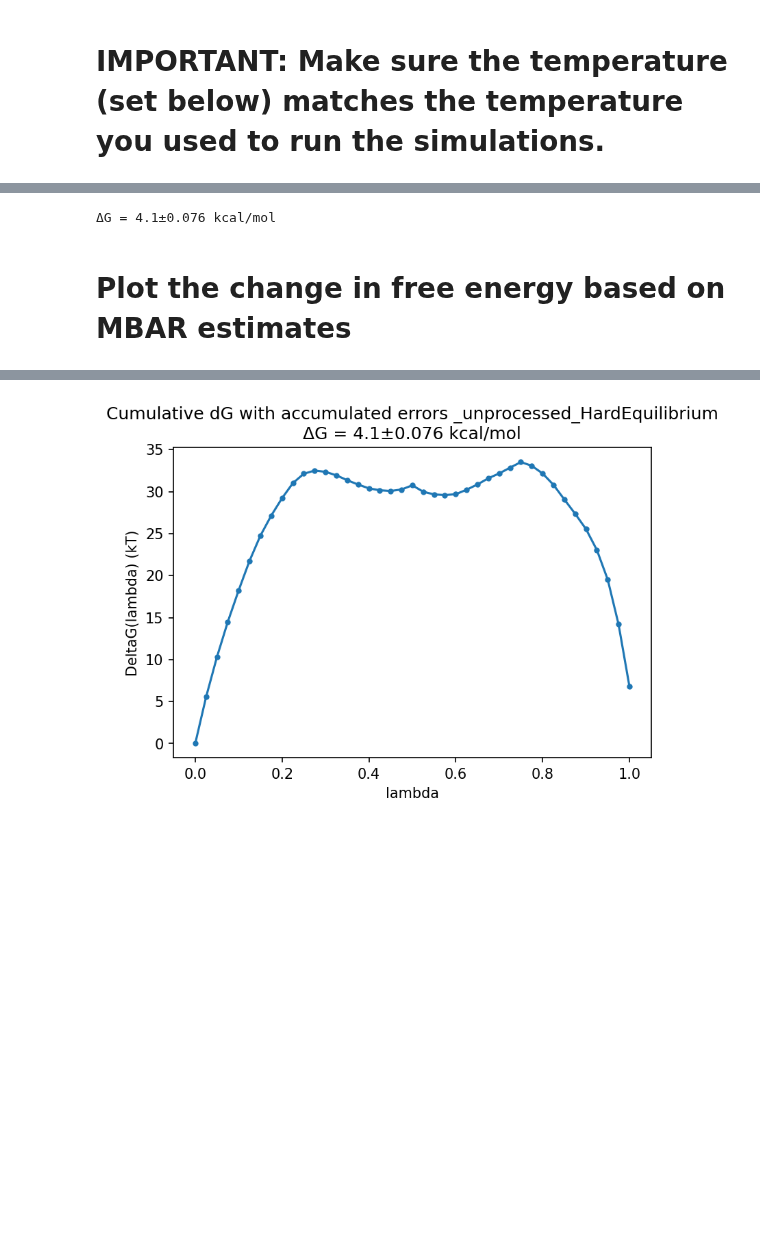
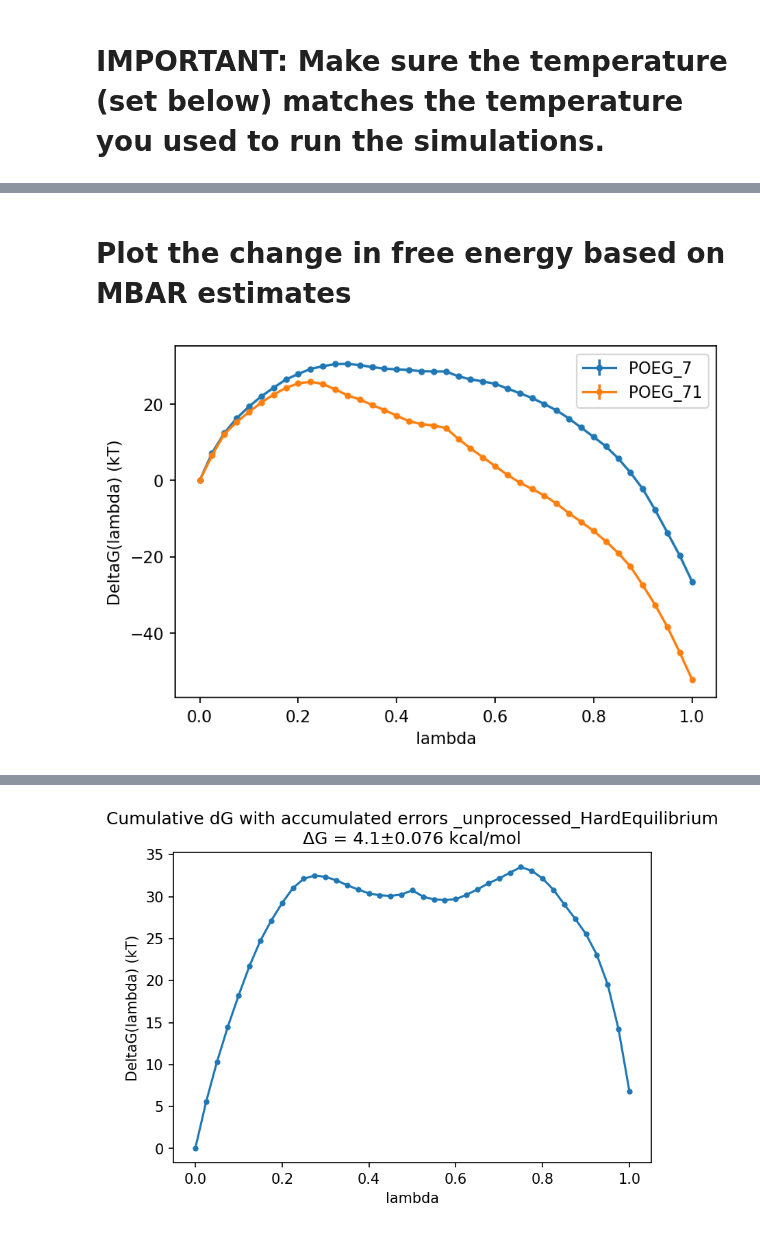
Before and after one commit to BranniganLab/safep, a Jupyter notebook: Batch_Basic.ipynb, the cells around one changed output, grey strips where cells are left out. Cells and saved outputs as stored; diff of their text form; code cells hidden in the pictures; blank space fills up the shorter version.

```diff
--- a/Batch_Basic.ipynb
+++ b/Batch_Basic.ipynb
@@ -116,8 +65,44 @@ Note: alchemlyb operates in units of kT by default. We multiply by RT to convert
-# %%
-l, l_mid, f, df, ddf, errors = get_BAR(bar)
-changeAndError = f'\u0394G = {np.round(f.iloc[-1]*RT, 1)}\u00B1{np.round(errors[-1], 3)} kcal/mol'
-print(changeAndError)
-# %% [output]
-ΔG = 4.1±0.076 kcal/mol
+# %%
+#stats = pd.DataFrame(columns=['l', 'l_mid', 'f', 'df', 'ddf', 'errors'])
+ls = {}
+l_mids = {}
+fs = {}
+dfs = {}
+ddfs = {}
+errorses = {}
+
+for key in u_nks:
+    u_nk = u_nks[key]
+    u_nk = u_nk.sort_index(level=1)
+    bar = BAR()
+    bar.fit(u_nk)
+    ls[key], l_mids[key], fs[key], dfs[key], ddfs[key], errorses[key] = get_BAR(bar)
+# %%
+cumulative = pd.DataFrame()
+for key in ls:
+    #cumulative[(key, 'l')] = ls[key]
+    cumulative[(key, 'f')] = fs[key]
+    cumulative[(key, 'errors')] = errorses[key]
+cumulative.columns = pd.MultiIndex.from_tuples(cumulative.columns)
+# %%
+perWindow = pd.DataFrame()
+for key in ls:
+    #perWindow[(key, 'l_mid')] = l_mids[key]
+    perWindow[(key, 'df')] = dfs[key]
+    perWindow[(key, 'ddf')] = ddfs[key]
+perWindow.columns = pd.MultiIndex.from_tuples(perWindow.columns)
+perWindow.index = l_mids[key]
 # %% [markdown]
 # Plot the change in free energy based on MBAR estimates
+# %%
+# Cumulative change in kT
+keys = set(cumulative.columns.get_level_values(0))
+for key in keys:
+    plt.errorbar(cumulative.index, cumulative[(key, 'f')], yerr=cumulative[(key, 'errors')], marker='.', label=key)
+    plt.xlabel('lambda')
+    plt.ylabel('DeltaG(lambda) (kT)')
+    plt.legend()
+    #plt.title(f'Cumulative dG with accumulated errors {affixes[0]}\n{changeAndError}')
+plt.savefig(f"{root}/cumulative_{affix}.png", dpi=600)
+# %% [output]
+[figure, added]
```
Also changed, not shown: parts of 12 cells of this notebook.
